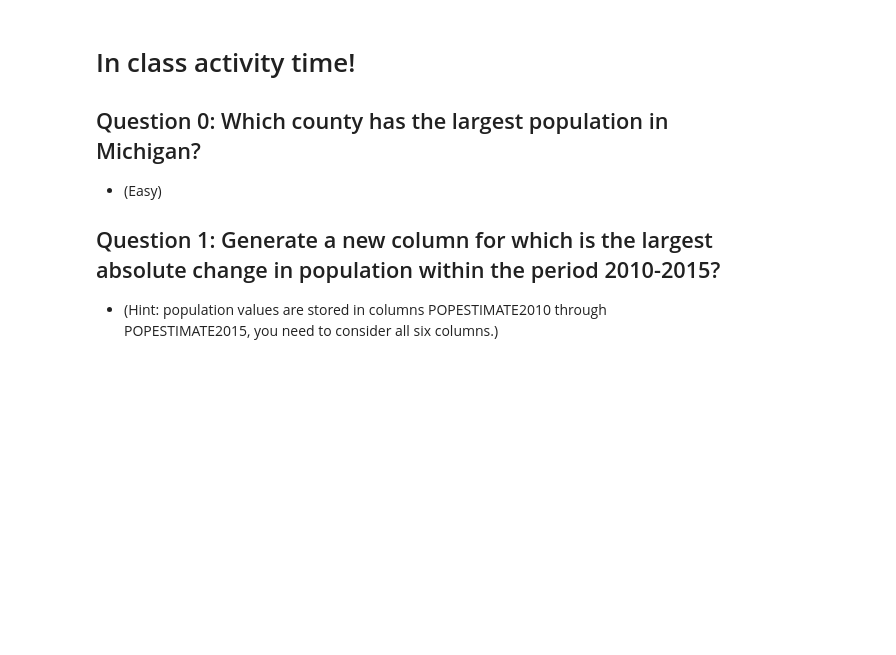
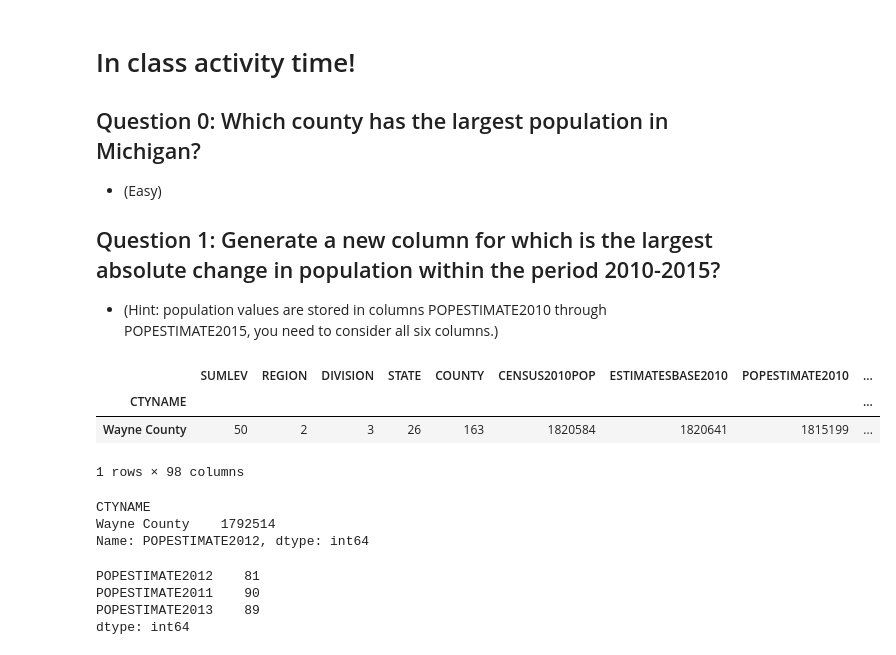
Before and after one commit to cab938/si330_fa20, a Jupyter notebook: 6_querying_dataframes.ipynb, the cells around one changed output. Saved outputs shown, nothing was run; the diff lists cells and outputs as text; code cells hidden in the pictures; blank space fills up the shorter version.

```diff
--- a/6_querying_dataframes.ipynb
+++ b/6_querying_dataframes.ipynb
@@ -101,3 +280,25 @@ df.loc[('Michigan', 'Washtenaw County')]
 
 ## Question 1: Generate a new column for which is the largest absolute change in population within the period 2010-2015?
 * (Hint: population values are stored in columns POPESTIMATE2010 through POPESTIMATE2015, you need to consider all six columns.)
+# %%
+df.loc[('Michigan')].sort_values('CENSUS2010POP', ascending = False).head(1)
+# %% [output]
+|  | SUMLEV | REGION | DIVISION | STATE | COUNTY | CENSUS2010POP | ESTIMATESBASE2010 | POPESTIMATE2010 | ... |
+| CTYNAME |  |  |  |  |  |  |  |  | ... |
+| Wayne County | 50 | 2 | 3 | 26 | 163 | 1820584 | 1820641 | 1815199 | ... |
+1 rows × 98 columns
+# %%
+ndf=df.loc["Michigan"]["POPESTIMATE2012"]
+ndf[ndf==ndf.max()]
+# %% [output]
+CTYNAME
+Wayne County    1792514
+Name: POPESTIMATE2012, dtype: int64
+# %%
+import numpy as np
+df[["POPESTIMATE2012","POPESTIMATE2011","POPESTIMATE2013"]].apply(np.min)
+# %% [output]
+POPESTIMATE2012    81
+POPESTIMATE2011    90
+POPESTIMATE2013    89
+dtype: int64
```
Also changed, not shown: parts of 20 cells of this notebook, 2 other files.
